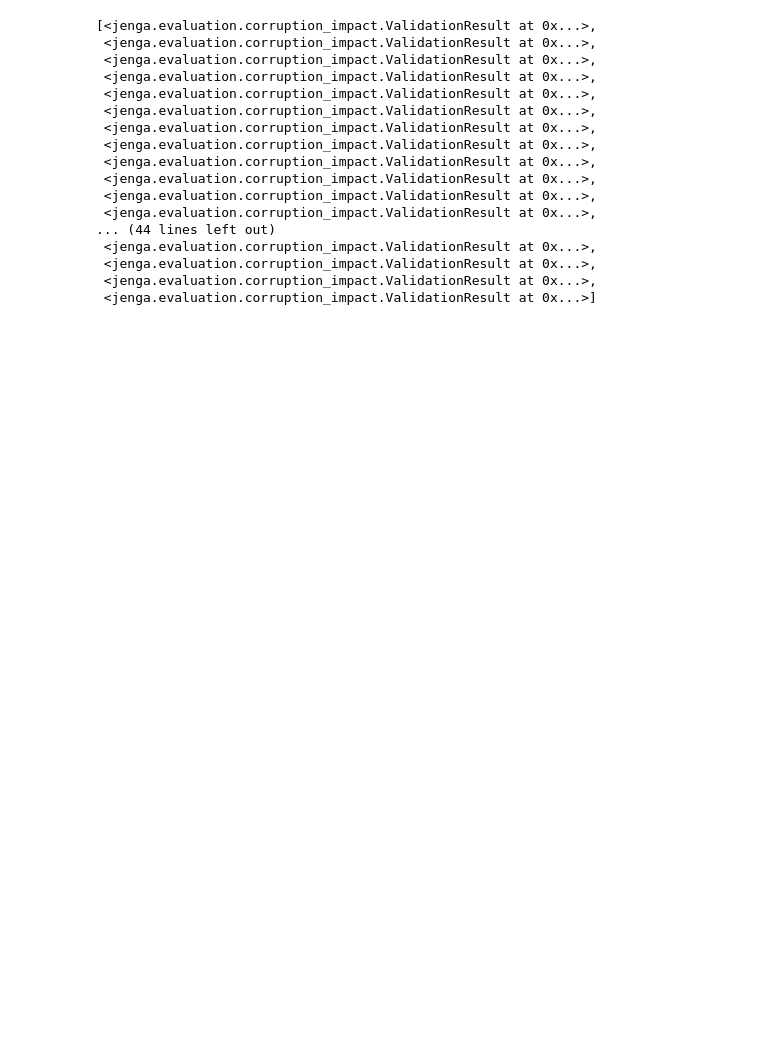
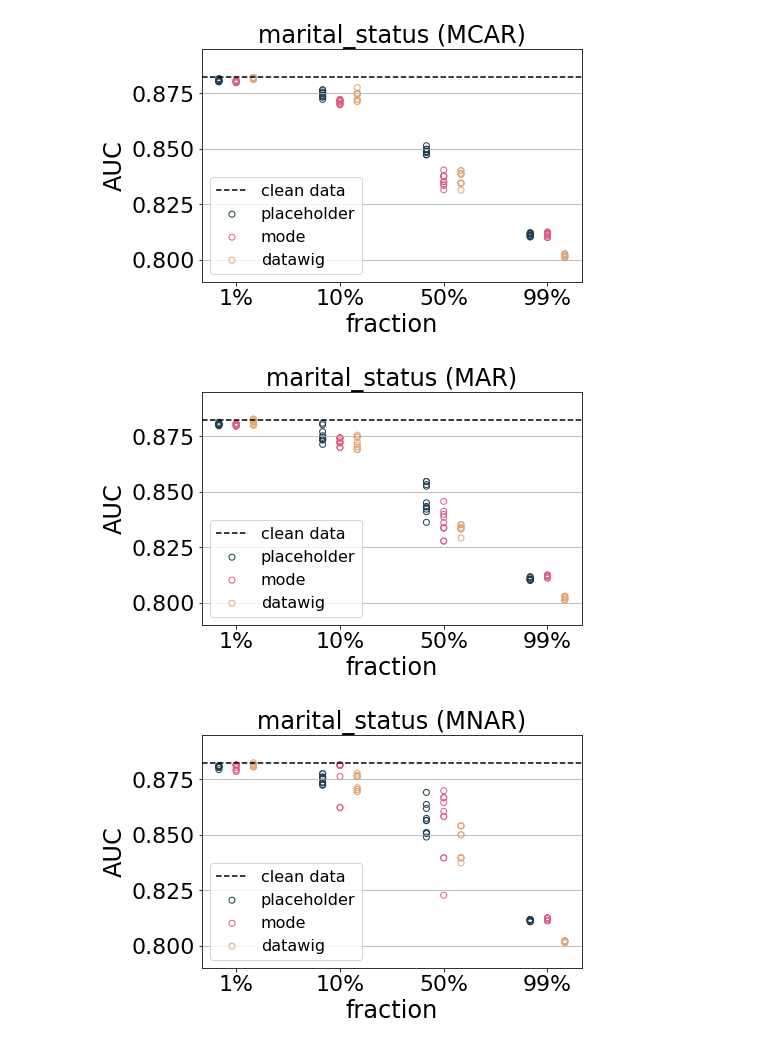
Before and after one commit to schelterlabs/jenga, a Jupyter notebook: unpickle.ipynb, the cells around one changed output. Drawn from its saved outputs; the diff is of its cells as text; code cells hidden in the pictures; blank space fills up the shorter version.

```diff
--- a/unpickle.ipynb
+++ b/unpickle.ipynb
@@ -6,20 +0,0 @@ datawig_results = jsonpickle.decode(f.read())
-# %%
-datawig_results
-# %% [output]
-[<jenga.evaluation.corruption_impact.ValidationResult at 0x...>,
- <jenga.evaluation.corruption_impact.ValidationResult at 0x...>,
- <jenga.evaluation.corruption_impact.ValidationResult at 0x...>,
- <jenga.evaluation.corruption_impact.ValidationResult at 0x...>,
- <jenga.evaluation.corruption_impact.ValidationResult at 0x...>,
- <jenga.evaluation.corruption_impact.ValidationResult at 0x...>,
- <jenga.evaluation.corruption_impact.ValidationResult at 0x...>,
- <jenga.evaluation.corruption_impact.ValidationResult at 0x...>,
- <jenga.evaluation.corruption_impact.ValidationResult at 0x...>,
- <jenga.evaluation.corruption_impact.ValidationResult at 0x...>,
- <jenga.evaluation.corruption_impact.ValidationResult at 0x...>,
- <jenga.evaluation.corruption_impact.ValidationResult at 0x...>,
-... (44 lines left out)
- <jenga.evaluation.corruption_impact.ValidationResult at 0x...>,
- <jenga.evaluation.corruption_impact.ValidationResult at 0x...>,
- <jenga.evaluation.corruption_impact.ValidationResult at 0x...>,
- <jenga.evaluation.corruption_impact.ValidationResult at 0x...>]
@@ -25,0 +5,18 @@ datawig_results
+# %%
+f = open("datawig-results.jsonpickle","r")
+datawig_results = jsonpickle.decode(f.read())
+f.close()
+
+f = open("no-results.jsonpickle","r")
+no_imp_results = jsonpickle.decode(f.read())
+f.close()
+
+f = open("mode-results.jsonpickle","r")
+mode_results = jsonpickle.decode(f.read())
+f.close()
+# %%
+def find_result(column, fraction, missingness, results):
+    for result in results:
+        corr = result.corruption
+        if corr.column == column and corr.fraction == fraction and corr.missingness == missingness:
+            return result
@@ -25,0 +82,8 @@ datawig_results
+# %%
+for column in ['marital_status', 'education', 'workclass', 'occupation']:
+    for missingness in ['MCAR', 'MAR', 'MNAR']:
+        plot_impact(column, plt, missingness)
+# %% [output]
+[figure, added]
+[figure, added]
+[figure, added]
```
Also changed, not shown: parts of 8 cells of this notebook, 6 other files.
